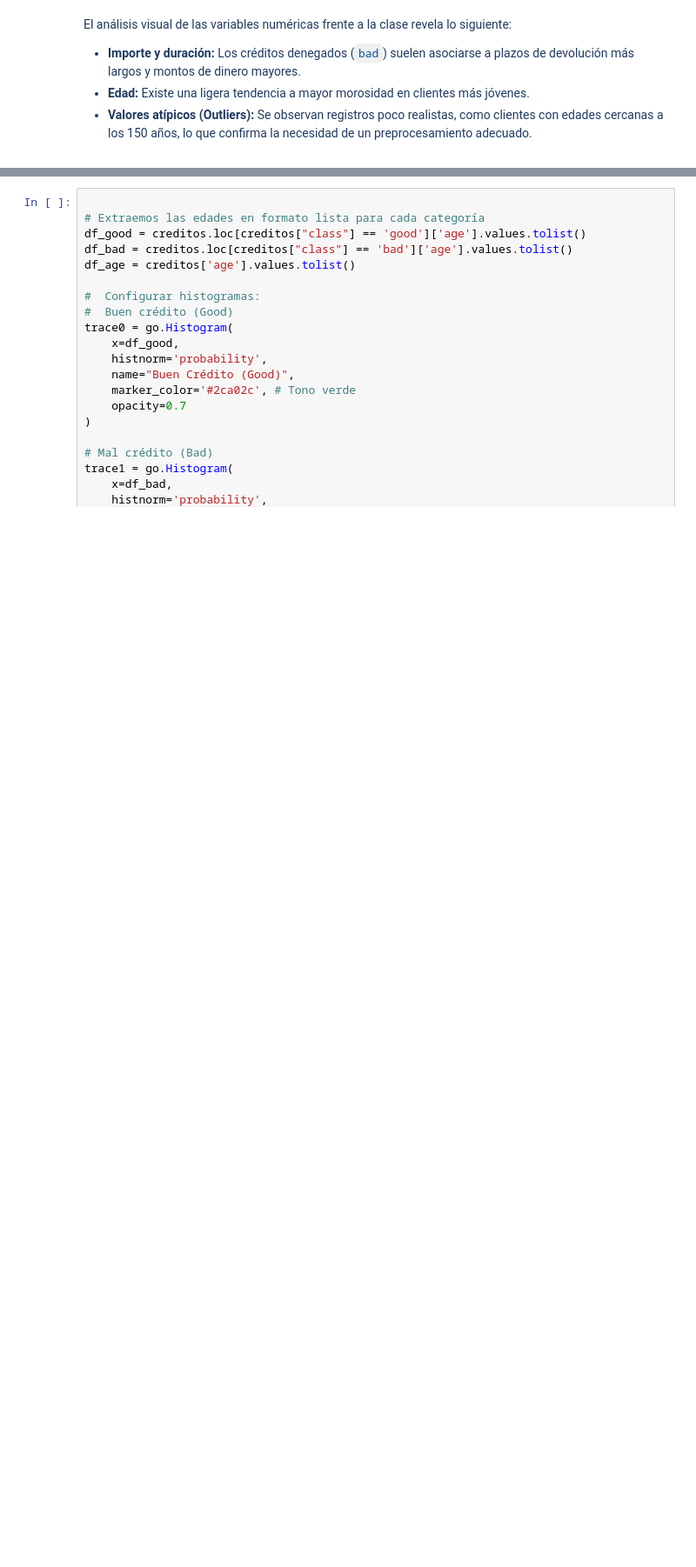
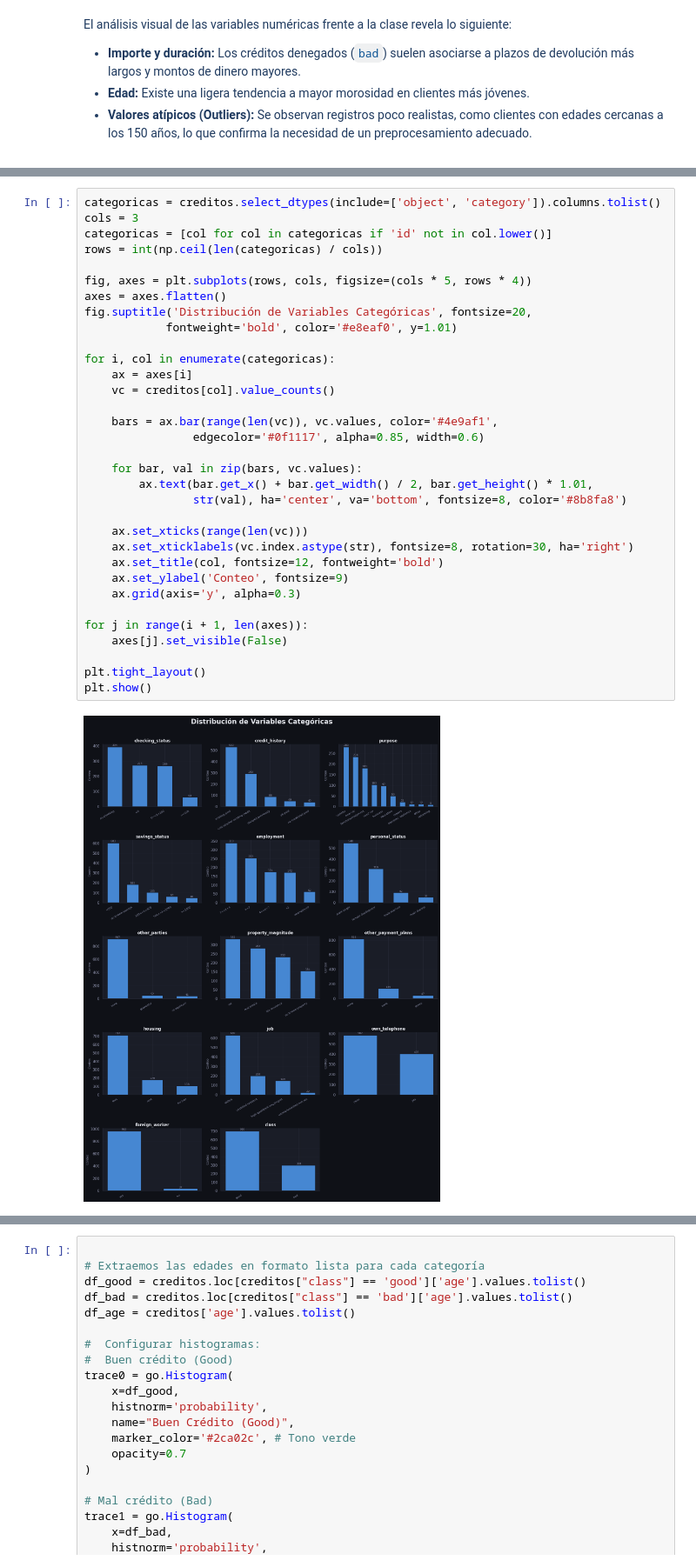
Before and after one commit to nickiiinicole/proyecto_redes_neuronales, a Jupyter notebook: FinalProjectUD4.ipynb, the cells around one changed output, grey strips where cells are left out. Shown at 87% size. Drawn from its saved outputs; the diff is of its cells as text; blank space fills up the shorter version.

```diff
--- a/FinalProjectUD4.ipynb
+++ b/FinalProjectUD4.ipynb
@@ -254,0 +327,35 @@ El análisis visual de las variables numéricas frente a la clase revela lo sigu
+# %%
+categoricas = creditos.select_dtypes(include=['object', 'category']).columns.tolist()
+cols = 3
+categoricas = [col for col in categoricas if 'id' not in col.lower()]
+rows = int(np.ceil(len(categoricas) / cols))
+
+fig, axes = plt.subplots(rows, cols, figsize=(cols * 5, rows * 4))
+axes = axes.flatten()
+fig.suptitle('Distribución de Variables Categóricas', fontsize=20,
+            fontweight='bold', color='#e8eaf0', y=1.01)
+
+for i, col in enumerate(categoricas):
+    ax = axes[i]
+    vc = creditos[col].value_counts()
+
+    bars = ax.bar(range(len(vc)), vc.values, color='#4e9af1',
+                edgecolor='#0f1117', alpha=0.85, width=0.6)
+
+    for bar, val in zip(bars, vc.values):
+        ax.text(bar.get_x() + bar.get_width() / 2, bar.get_height() * 1.01,
+                str(val), ha='center', va='bottom', fontsize=8, color='#8b8fa8')
+
+    ax.set_xticks(range(len(vc)))
+    ax.set_xticklabels(vc.index.astype(str), fontsize=8, rotation=30, ha='right')
+    ax.set_title(col, fontsize=12, fontweight='bold')
+    ax.set_ylabel('Conteo', fontsize=9)
+    ax.grid(axis='y', alpha=0.3)
+
+for j in range(i + 1, len(axes)):
+    axes[j].set_visible(False)
+
+plt.tight_layout()
+plt.show()
+# %% [output]
+[figure, added]
```
Also changed, not shown: parts of 5 cells of this notebook.
